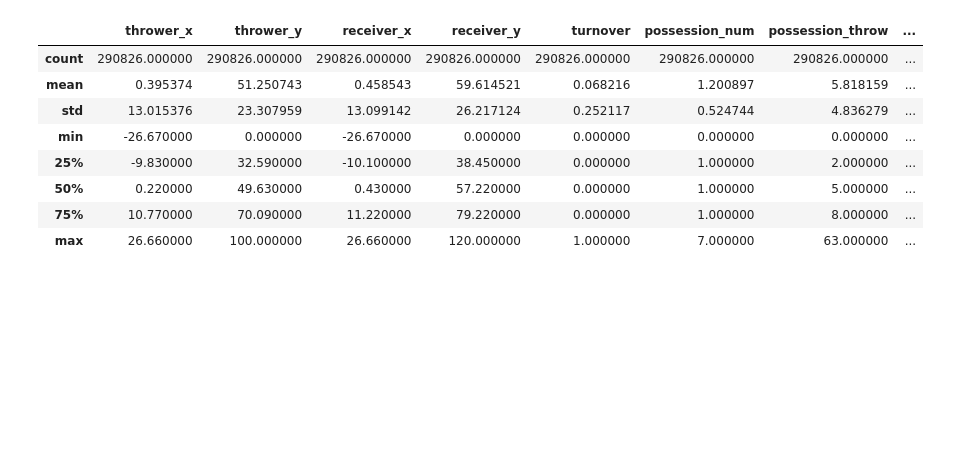
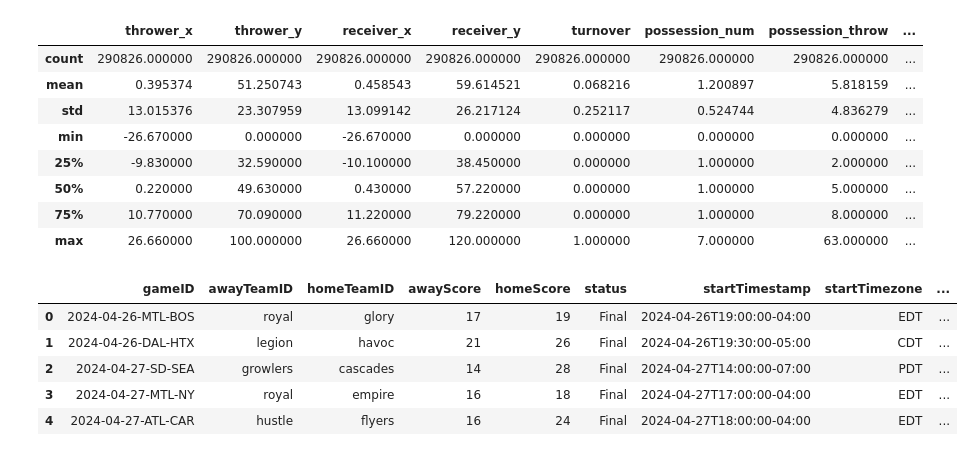
Before and after one commit to Tttaussig33/frisbee-analytics, a Jupyter notebook: notebooks/01_explore_existing_data.ipynb, the cells around one changed output. Drawn from its saved outputs; the diff is of its cells as text; code cells hidden in the pictures; blank space fills up the shorter version.

```diff
--- a/notebooks/01_explore_existing_data.ipynb
+++ b/notebooks/01_explore_existing_data.ipynb
@@ -51,3 +51,15 @@ memory usage: 46.9 MB
 | 50% | 0.220000 | 49.630000 | 0.430000 | 57.220000 | 0.000000 | 1.000000 | 5.000000 | ... |
 | 75% | 10.770000 | 70.090000 | 11.220000 | 79.220000 | 0.000000 | 1.000000 | 8.000000 | ... |
 | max | 26.660000 | 100.000000 | 26.660000 | 120.000000 | 1.000000 | 7.000000 | 63.000000 | ... |
+# %%
+from ufa import get_games_since_2024
+
+games = get_games_since_2024()
+games.head()
+# %% [output]
+|  | gameID | awayTeamID | homeTeamID | awayScore | homeScore | status | startTimestamp | startTimezone | ... |
+| 0 | 2024-04-26-MTL-BOS | royal | glory | 17 | 19 | Final | 2024-04-26T19:00:00-04:00 | EDT | ... |
+| 1 | 2024-04-26-DAL-HTX | legion | havoc | 21 | 26 | Final | 2024-04-26T19:30:00-05:00 | CDT | ... |
+| 2 | 2024-04-27-SD-SEA | growlers | cascades | 14 | 28 | Final | 2024-04-27T14:00:00-07:00 | PDT | ... |
+| 3 | 2024-04-27-MTL-NY | royal | empire | 16 | 18 | Final | 2024-04-27T17:00:00-04:00 | EDT | ... |
+| 4 | 2024-04-27-ATL-CAR | hustle | flyers | 16 | 24 | Final | 2024-04-27T18:00:00-04:00 | EDT | ... |
```
Also changed, not shown: 8 other files.
